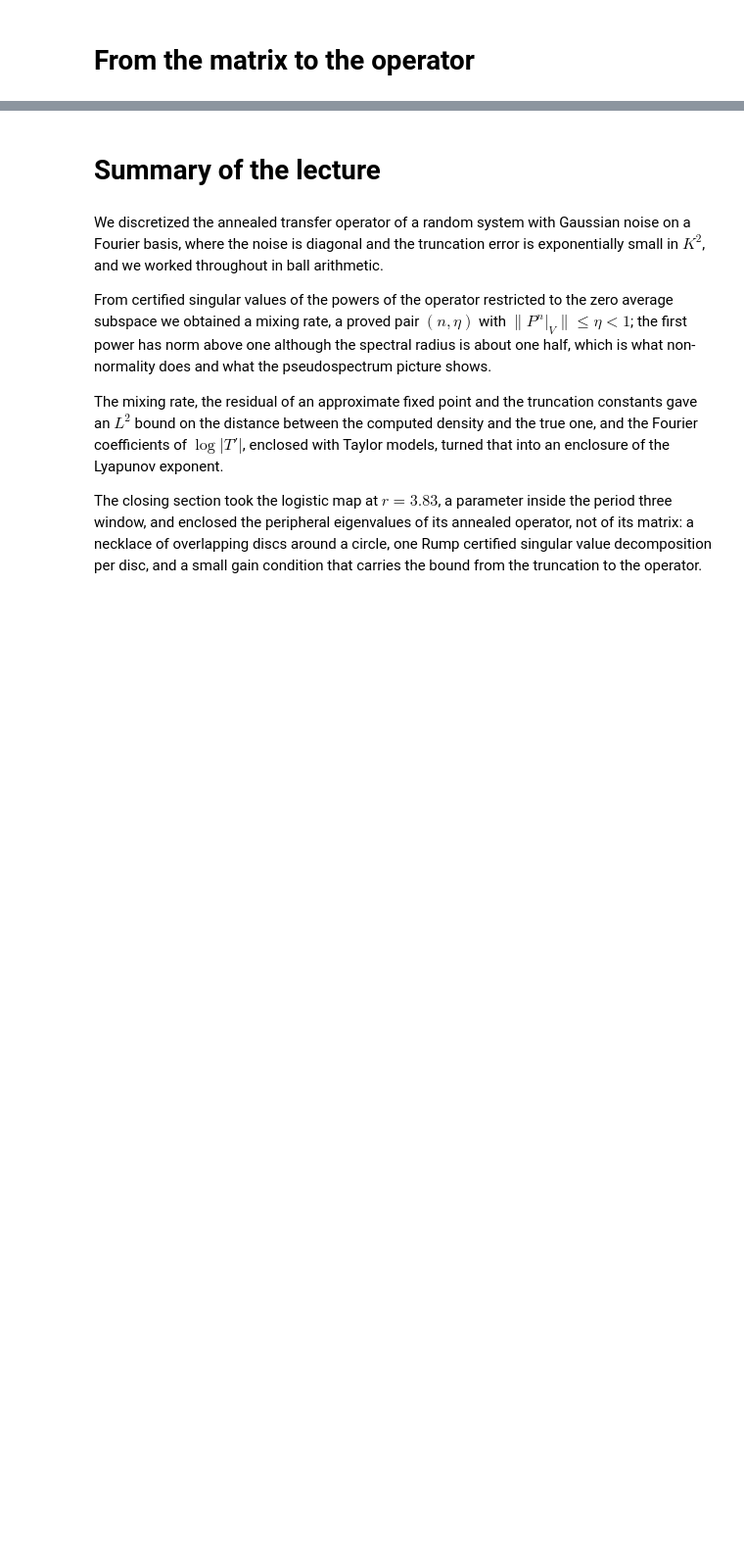
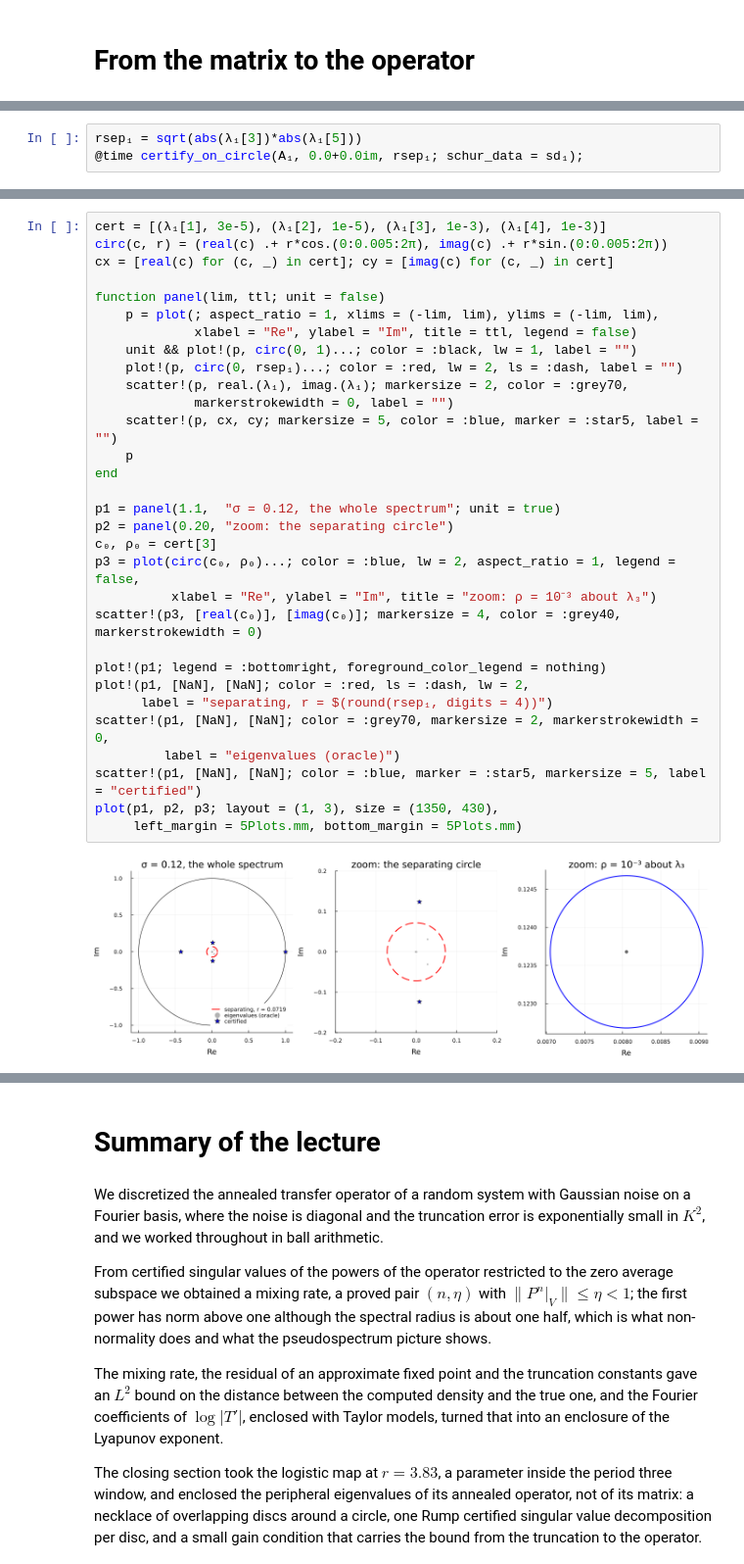
Before and after one commit to orkolorko/HSI, a Jupyter notebook: Lecture4.ipynb, the cells around one changed output, grey strips where cells are left out. Shown at 98% size. Saved outputs shown, nothing was run; the diff lists cells and outputs as text; blank space fills up the shorter version.

```diff
--- a/Lecture4.ipynb
+++ b/Lecture4.ipynb
@@ -444,0 +753,3 @@ The computation does not say that these are the eigenvalues of largest modulus o
+# %%
+rsep₁ = sqrt(abs(λ₁[3])*abs(λ₁[5]))
+@time certify_on_circle(A₁, 0.0+0.0im, rsep₁; schur_data = sd₁);
@@ -444,0 +771,33 @@ The computation does not say that these are the eigenvalues of largest modulus o
+# %%
+cert = [(λ₁[1], 3e-5), (λ₁[2], 1e-5), (λ₁[3], 1e-3), (λ₁[4], 1e-3)]
+circ(c, r) = (real(c) .+ r*cos.(0:0.005:2π), imag(c) .+ r*sin.(0:0.005:2π))
+cx = [real(c) for (c, _) in cert]; cy = [imag(c) for (c, _) in cert]
+
+function panel(lim, ttl; unit = false)
+    p = plot(; aspect_ratio = 1, xlims = (-lim, lim), ylims = (-lim, lim),
+             xlabel = "Re", ylabel = "Im", title = ttl, legend = false)
+    unit && plot!(p, circ(0, 1)...; color = :black, lw = 1, label = "")
+    plot!(p, circ(0, rsep₁)...; color = :red, lw = 2, ls = :dash, label = "")
+    scatter!(p, real.(λ₁), imag.(λ₁); markersize = 2, color = :grey70,
+             markerstrokewidth = 0, label = "")
+    scatter!(p, cx, cy; markersize = 5, color = :blue, marker = :star5, label = "")
+    p
+end
+
+p1 = panel(1.1,  "σ = 0.12, the whole spectrum"; unit = true)
+p2 = panel(0.20, "zoom: the separating circle")
+c₀, ρ₀ = cert[3]
+p3 = plot(circ(c₀, ρ₀)...; color = :blue, lw = 2, aspect_ratio = 1, legend = false,
+          xlabel = "Re", ylabel = "Im", title = "zoom: ρ = 10⁻³ about λ₃")
+scatter!(p3, [real(c₀)], [imag(c₀)]; markersize = 4, color = :grey40, markerstrokewidth = 0)
+
+plot!(p1; legend = :bottomright, foreground_color_legend = nothing)
+plot!(p1, [NaN], [NaN]; color = :red, ls = :dash, lw = 2,
+      label = "separating, r = $(round(rsep₁, digits = 4))")
+scatter!(p1, [NaN], [NaN]; color = :grey70, markersize = 2, markerstrokewidth = 0,
+         label = "eigenvalues (oracle)")
+scatter!(p1, [NaN], [NaN]; color = :blue, marker = :star5, markersize = 5, label = "certified")
+plot(p1, p2, p3; layout = (1, 3), size = (1350, 430),
+     left_margin = 5Plots.mm, bottom_margin = 5Plots.mm)
+# %% [output]
+[figure, added]
```
Also changed, not shown: parts of 67 cells of this notebook.
